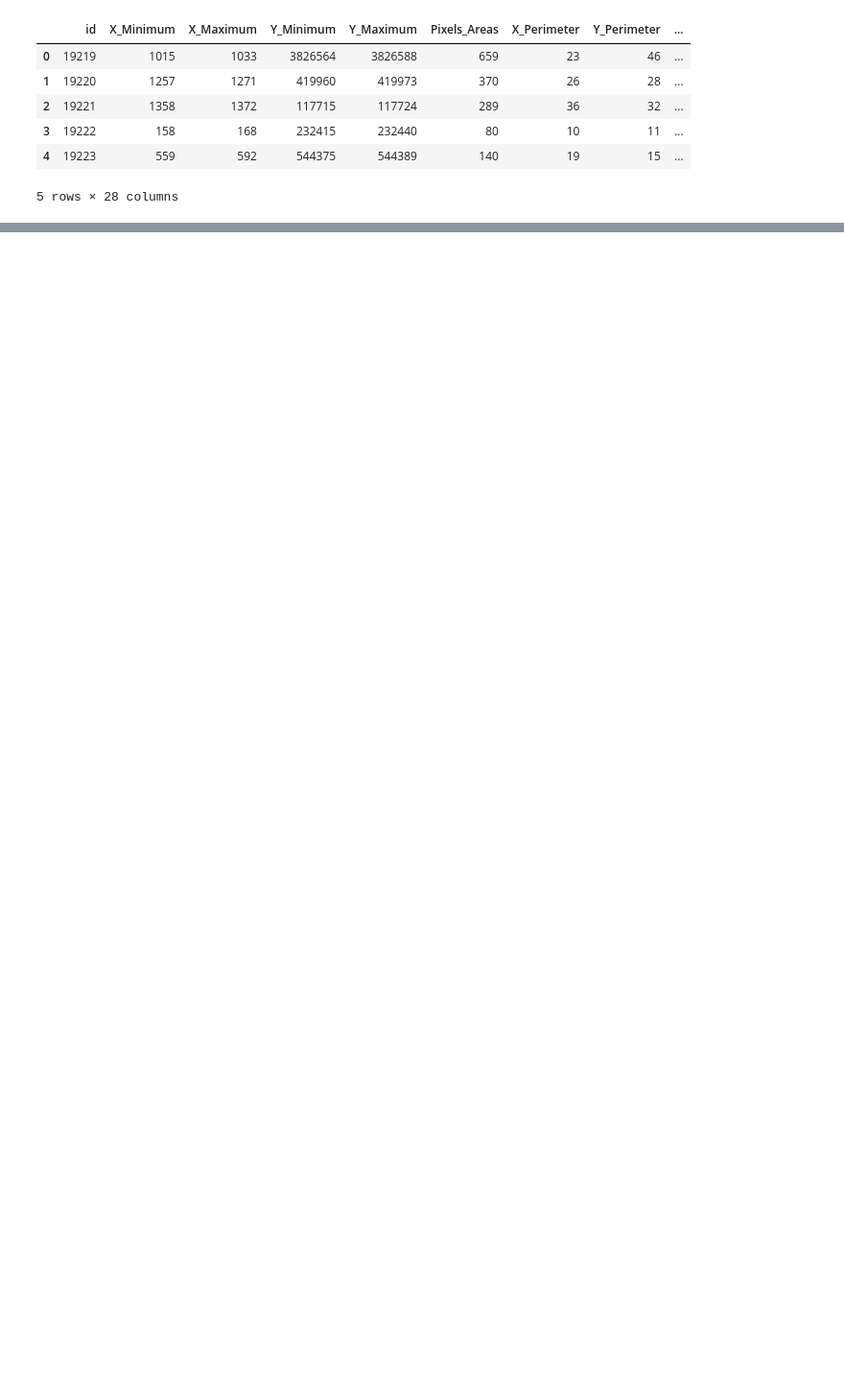
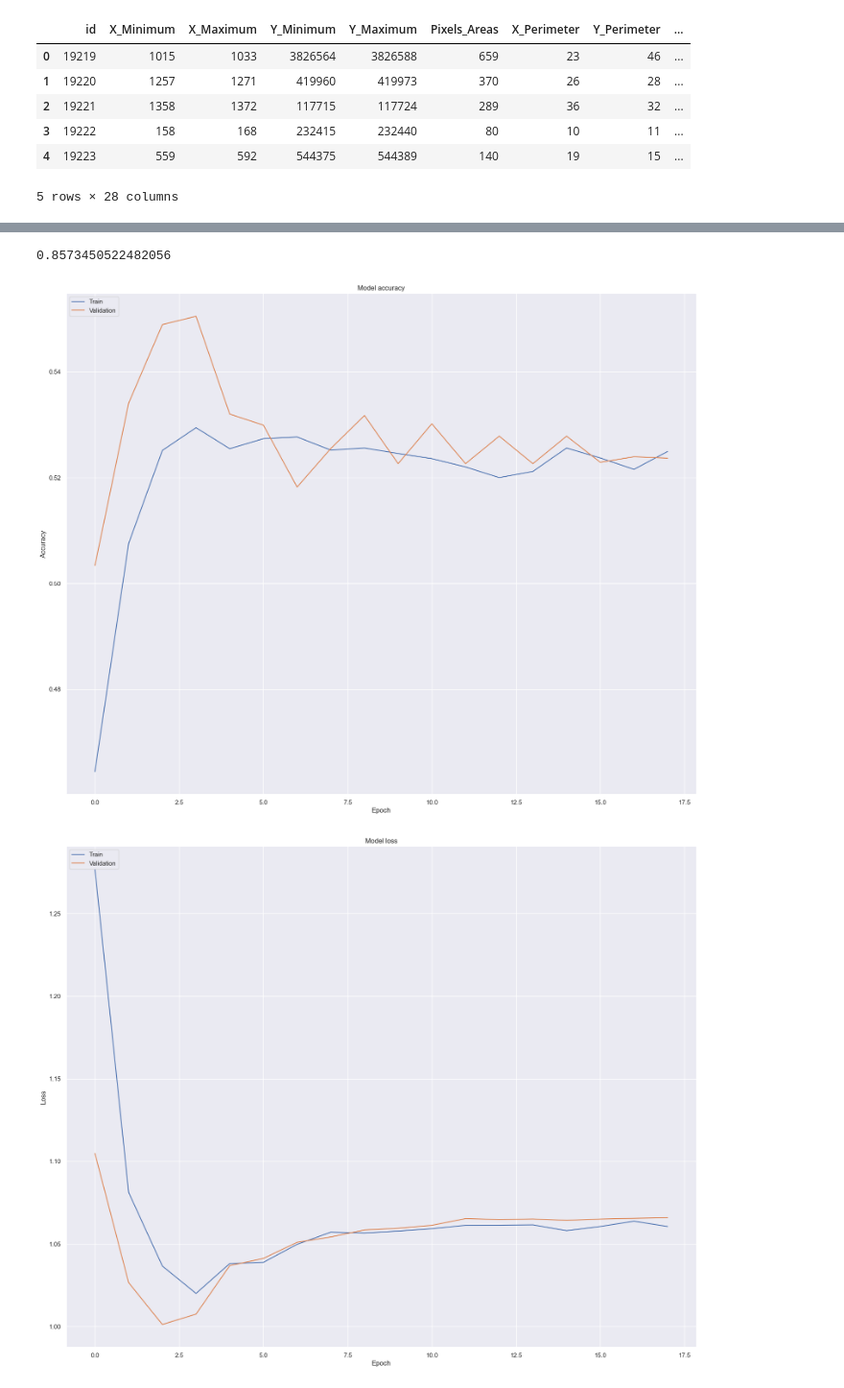
Before and after one commit to 1942Spectre/Kaggle_Steel_Plate_Defect_Prediction, a Jupyter notebook: Steel Plate Defect.ipynb, the cells around one changed output, grey strips where cells are left out. Shown at 96% size. Drawn from its saved outputs; the diff is of its cells as text; code cells hidden in the pictures; blank space fills up the shorter version.

```diff
--- a/Steel Plate Defect.ipynb
+++ b/Steel Plate Defect.ipynb
@@ -587,0 +783,8 @@ submission.to_csv("submission.csv",index=False)
+# %%
+model = create_model()
+# %%
+early_stopping = tf.keras.callbacks.EarlyStopping(monitor='val_loss', patience=15, restore_best_weights=True)
+# %%
+lr_scheduler = tf.keras.callbacks.ReduceLROnPlateau(factor=0.5, patience=2, min_lr=0.00001)
+# %%
+history = model.fit(PCA_pipeline.fit_transform(X_train),Y_train, epochs = 100, validation_data = (PCA_pipeline.transform(X_test),Y_test), callbacks=[early_stopping,lr_scheduler])
@@ -587,0 +857,25 @@ submission.to_csv("submission.csv",index=False)
+# %%
+roc_auc_score(Y_test,Y_pred)
+# %% [output]
+0.8573450522482056
+# %%
+# Plot training & validation accuracy values
+plt.plot(history.history['accuracy'])
+plt.plot(history.history['val_accuracy'])
+plt.title('Model accuracy')
+plt.ylabel('Accuracy')
+plt.xlabel('Epoch')
+plt.legend(['Train', 'Validation'], loc='upper left')
+plt.show()
+
+# Plot training & validation loss values
+plt.plot(history.history['loss'])
+plt.plot(history.history['val_loss'])
+plt.title('Model loss')
+plt.ylabel('Loss')
+plt.xlabel('Epoch')
+plt.legend(['Train', 'Validation'], loc='upper left')
+plt.show()
+# %% [output]
+[figure, added]
+[figure, added]
```
Also changed, not shown: parts of 50 cells of this notebook.
